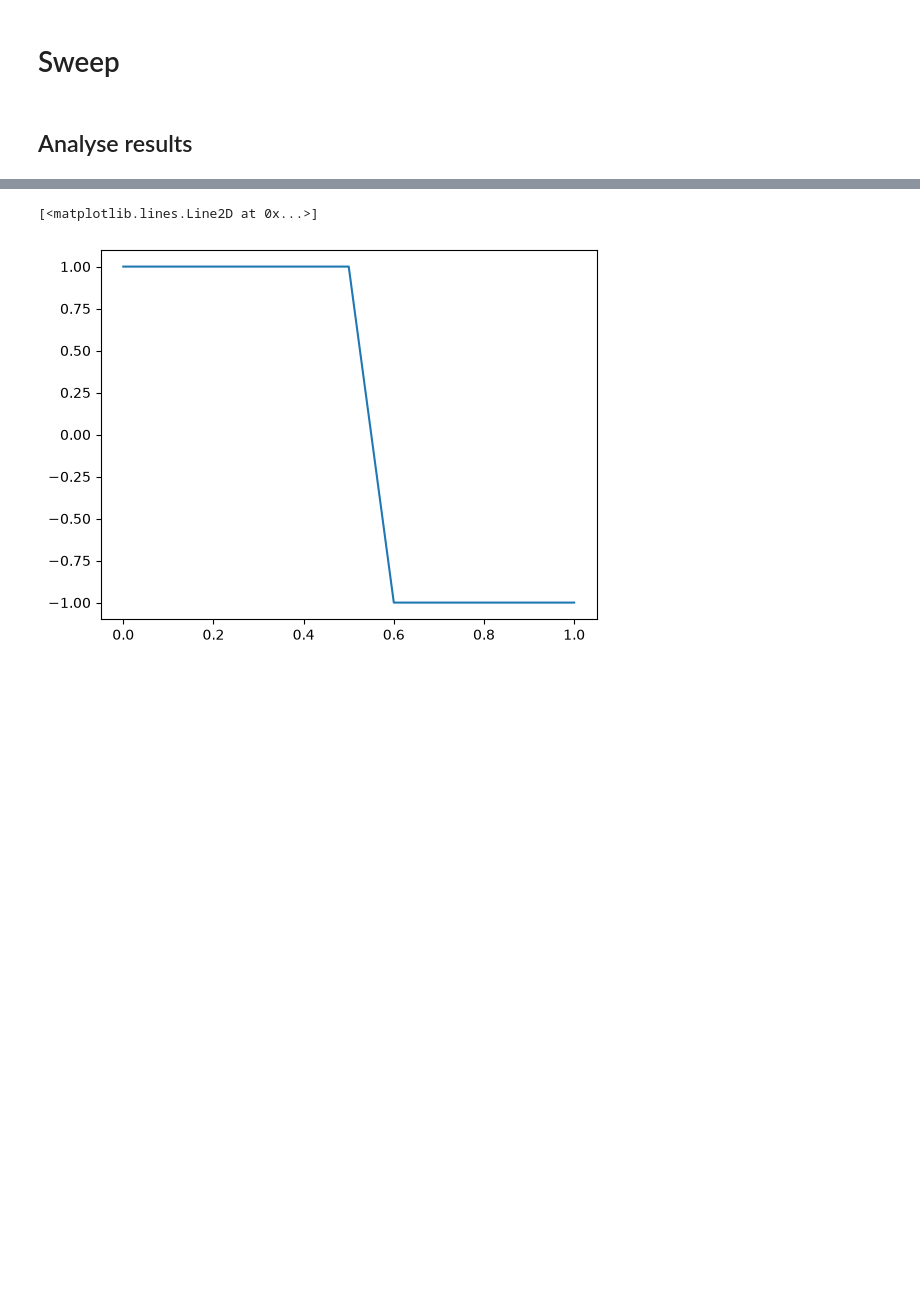
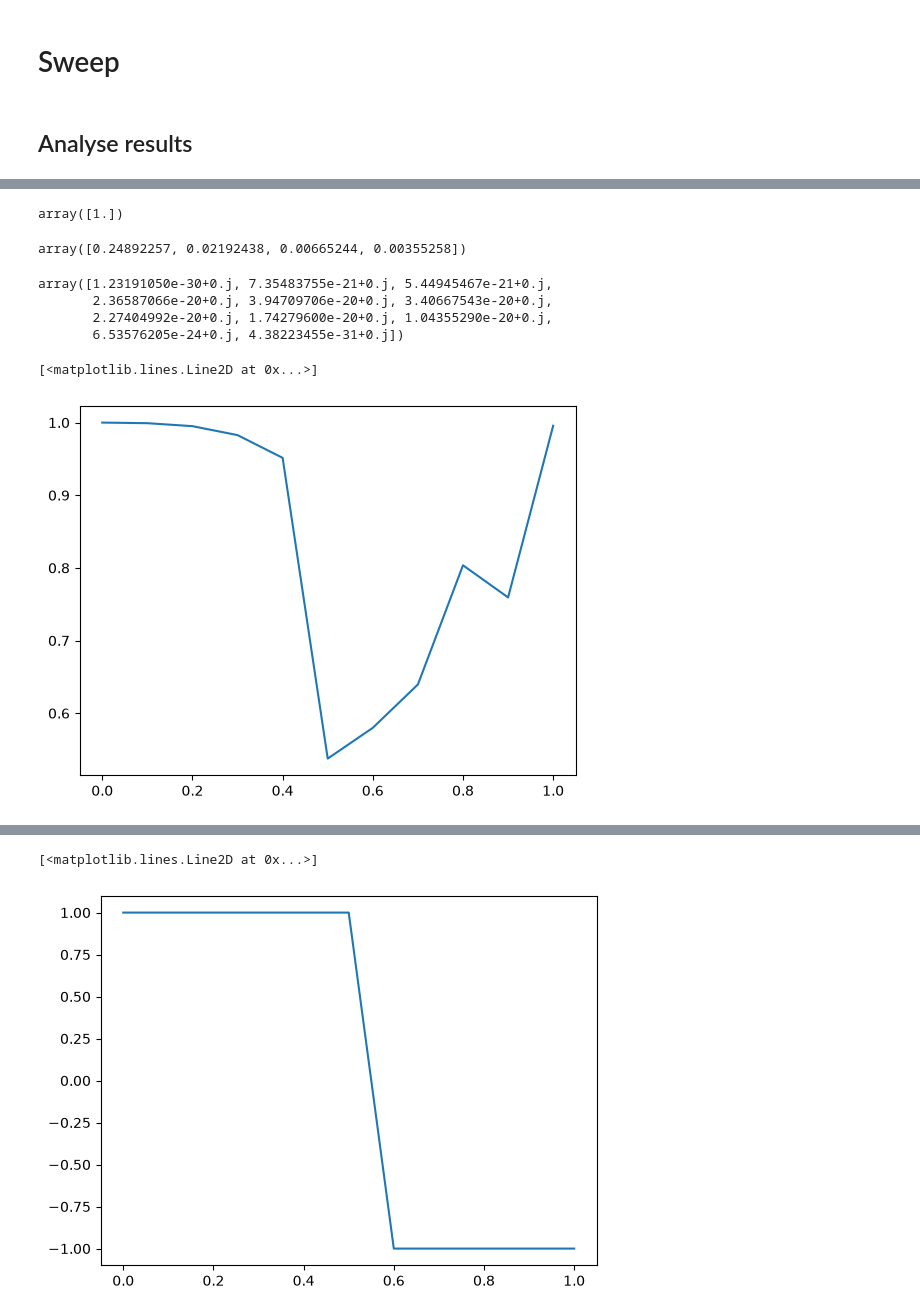
Before and after one commit to kieran-cooney/spt_numerical_classificiation, a Jupyter notebook: code/time_reversal_symmetries/truncating_reduced_density_matrices/zxz_y_tensor_network_factorization_sweep.ipynb, the cells around one changed output, grey strips where cells are left out. Cells and saved outputs as stored; diff of their text form; code cells hidden in the pictures; blank space fills up the shorter version.

```diff
--- a/code/time_reversal_symmetries/truncating_reduced_density_matrices/zxz_y_tensor_network_factorization_sweep.ipynb
+++ b/code/time_reversal_symmetries/truncating_reduced_density_matrices/zxz_y_tensor_network_factorization_sweep.ipynb
@@ -715,0 +1184,8 @@ for psi in tqdm(groundstates):
+# %%
+sweep_results[0][0][0]
+# %% [output]
+array([1.])
+# %%
+sweep_results[-1][0][0]
+# %% [output]
+array([0.24892257, 0.02192438, 0.00665244, 0.00355258])
@@ -715,0 +1194,14 @@ for psi in tqdm(groundstates):
+# %%
+rho_purification_diff_scores
+# %% [output]
+array([1.23191050e-30+0.j, 7.35483755e-21+0.j, 5.44945467e-21+0.j,
+       2.36587066e-20+0.j, 3.94709706e-20+0.j, 3.40667543e-20+0.j,
+       2.27404992e-20+0.j, 1.74279600e-20+0.j, 1.04355290e-20+0.j,
+       6.53576205e-24+0.j, 4.38223455e-31+0.j])
+# %%
+rho_overlaps = np.array([l[0][3][-1] for l in sweep_results])
+# %%
+plt.plot(parameters, rho_overlaps)
+# %% [output]
+[<matplotlib.lines.Line2D at 0x...>]
+[figure, added]
```
Also changed, not shown: parts of 50 cells of this notebook.
